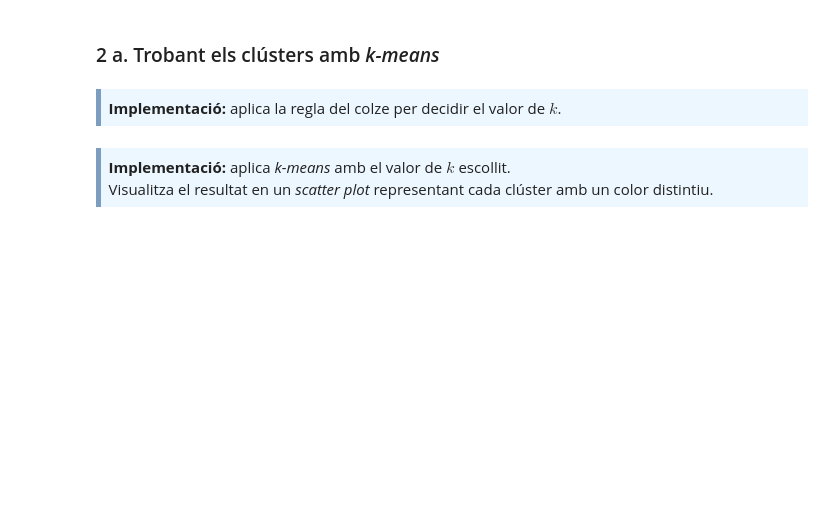
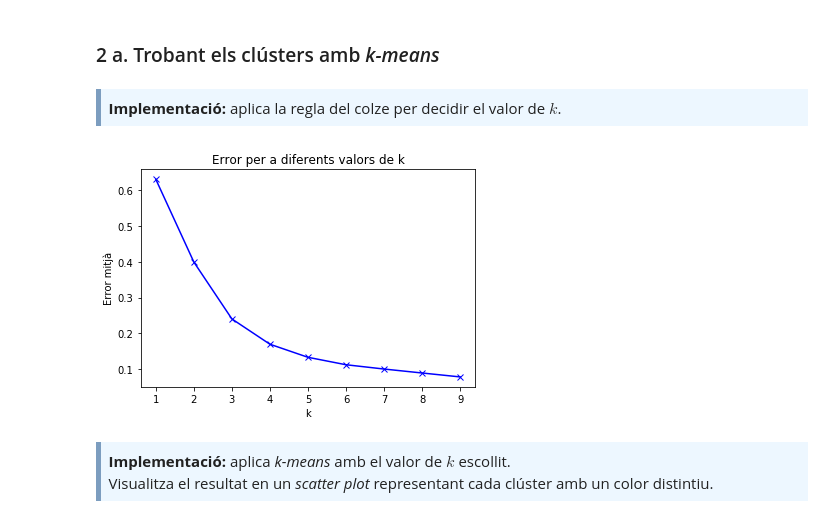
Before and after one commit to caran77/M2.955---Models-avan-ats-de-mineria-de-dades, a Jupyter notebook: PAC2/20191_M2.955_PAC2-Enunciat.ipynb, the cells around one changed output. Saved outputs shown, nothing was run; the diff lists cells and outputs as text; code cells hidden in the pictures; blank space fills up the shorter version.

```diff
--- a/PAC2/20191_M2.955_PAC2-Enunciat.ipynb
+++ b/PAC2/20191_M2.955_PAC2-Enunciat.ipynb
@@ -313,6 +356,21 @@ plt.tight_layout()
 <div style="background-color: #EDF7FF; border-color: #7C9DBF; border-left: 5px solid #7C9DBF; padding: 0.5em;">
 <strong>Implementació:</strong> aplica la regla del colze per decidir el valor de $k$.
 </div>
+# %%
+K = range(1, 10)
+meandistortions = []
+for k in K:
+    kmeans = cluster.KMeans(n_clusters=k)
+    kmeans.fit(data_circles[1])
+    meandistortions.append(sum(np.min(cdist(data_circles[1], kmeans.cluster_centers_, 'euclidean') ** 2, axis=1))
+                           / data_circles[1].shape[0])
+plt.plot(K, meandistortions, 'bx-')
+plt.xlabel('k')
+plt.ylabel('Error mitjà')
+plt.title('Error per a diferents valors de k')
+plt.show()
+# %% [output]
+[figure, added]
 # %% [markdown]
 <div style="background-color: #EDF7FF; border-color: #7C9DBF; border-left: 5px solid #7C9DBF; padding: 0.5em;">
 <strong>Implementació:</strong> aplica <i>k-means</i> amb el valor de $k$ escollit.
```
Also changed, not shown: parts of 13 cells of this notebook.
